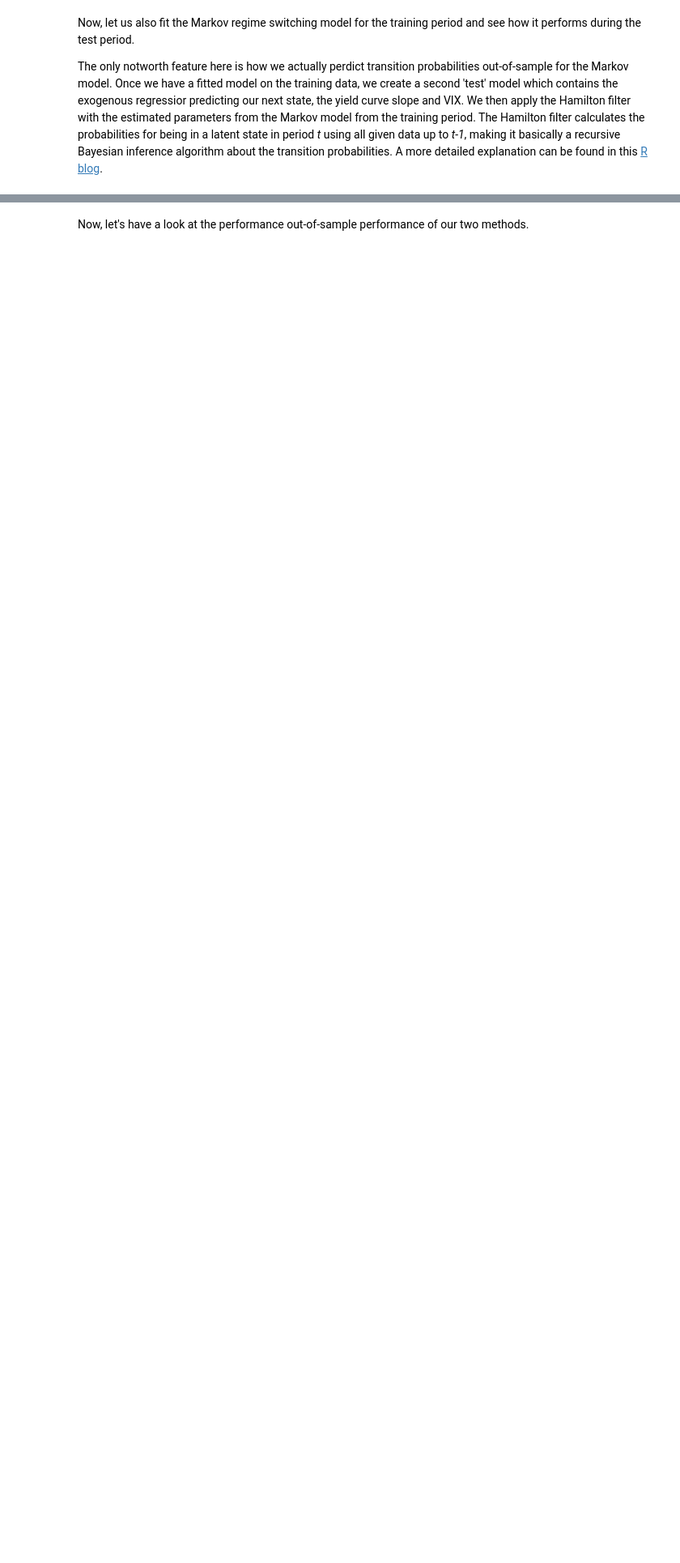
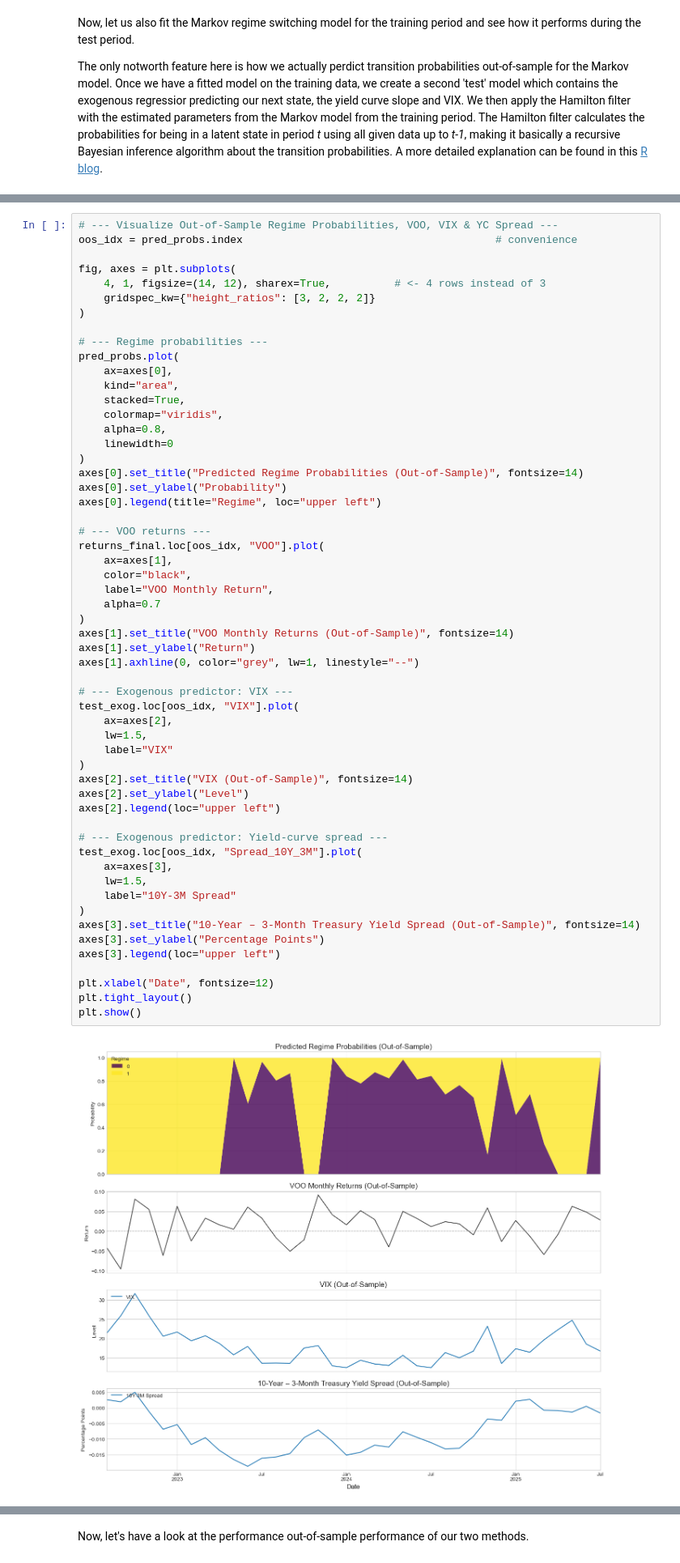
Before and after one commit to Fresearch99/etf_portfolio_optimization, a Jupyter notebook: Optimal_Portfolio_Analysis.ipynb, the cells around one changed output, grey strips where cells are left out. Shown at 81% size. Cells and saved outputs as stored; diff of their text form; blank space fills up the shorter version.

```diff
--- a/Optimal_Portfolio_Analysis.ipynb
+++ b/Optimal_Portfolio_Analysis.ipynb
@@ -2961,0 +3156,58 @@ Out-of-sample CAGR: 10.15%
+# %%
+# --- Visualize Out-of-Sample Regime Probabilities, VOO, VIX & YC Spread ---
+oos_idx = pred_probs.index                                        # convenience
+
+fig, axes = plt.subplots(
+    4, 1, figsize=(14, 12), sharex=True,          # <- 4 rows instead of 3
+    gridspec_kw={"height_ratios": [3, 2, 2, 2]}
+)
+
+# --- Regime probabilities ---
+pred_probs.plot(
+    ax=axes[0],
+    kind="area",
+    stacked=True,
+    colormap="viridis",
+    alpha=0.8,
+    linewidth=0
+)
+axes[0].set_title("Predicted Regime Probabilities (Out-of-Sample)", fontsize=14)
+axes[0].set_ylabel("Probability")
+axes[0].legend(title="Regime", loc="upper left")
+
+# --- VOO returns ---
+returns_final.loc[oos_idx, "VOO"].plot(
+    ax=axes[1],
+    color="black",
+    label="VOO Monthly Return",
+    alpha=0.7
+)
+axes[1].set_title("VOO Monthly Returns (Out-of-Sample)", fontsize=14)
+axes[1].set_ylabel("Return")
+axes[1].axhline(0, color="grey", lw=1, linestyle="--")
+
+# --- Exogenous predictor: VIX ---
+test_exog.loc[oos_idx, "VIX"].plot(
+    ax=axes[2],
+    lw=1.5,
+    label="VIX"
+)
+axes[2].set_title("VIX (Out-of-Sample)", fontsize=14)
+axes[2].set_ylabel("Level")
+axes[2].legend(loc="upper left")
+
+# --- Exogenous predictor: Yield-curve spread ---
+test_exog.loc[oos_idx, "Spread_10Y_3M"].plot(
+    ax=axes[3],
+    lw=1.5,
+    label="10Y-3M Spread"
+)
+axes[3].set_title("10-Year – 3-Month Treasury Yield Spread (Out-of-Sample)", fontsize=14)
+axes[3].set_ylabel("Percentage Points")
+axes[3].legend(loc="upper left")
+
+plt.xlabel("Date", fontsize=12)
+plt.tight_layout()
+plt.show()
+# %% [output]
+[figure, added]
```
Also changed, not shown: parts of 59 cells of this notebook.
